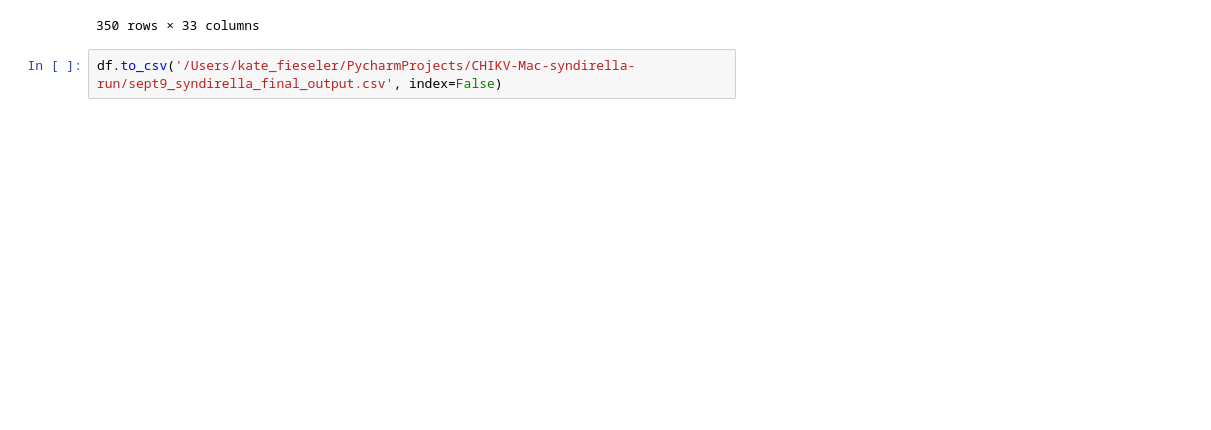
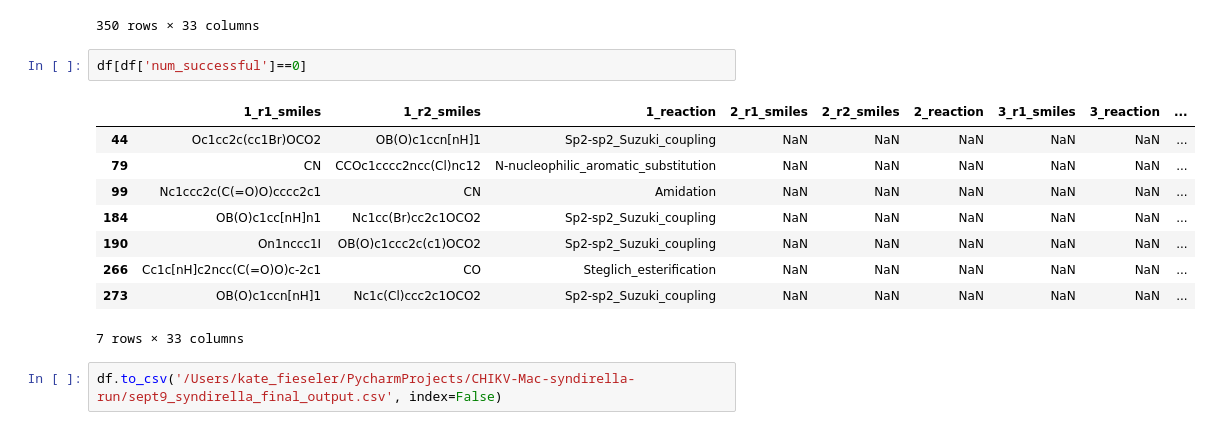
Before and after one commit to kate-fie/CHIKV-Mac-syndirella-run, a Jupyter notebook: nbs/sept9_final_output.ipynb, the cells around one changed output. Saved outputs shown, nothing was run; the diff lists cells and outputs as text; blank space fills up the shorter version.

```diff
--- a/nbs/sept9_final_output.ipynb
+++ b/nbs/sept9_final_output.ipynb
@@ -351,5 +355,17 @@ df
 | 350 | NaN | NaN | NaN | NaN | NaN | NaN | NaN | NaN | ... |
 | 351 | NaN | NaN | NaN | NaN | NaN | NaN | NaN | NaN | ... |
 350 rows × 33 columns
+# %%
+df[df['num_successful']==0]
+# %% [output]
+|  | 1_r1_smiles | 1_r2_smiles | 1_reaction | 2_r1_smiles | 2_r2_smiles | 2_reaction | 3_r1_smiles | 3_reaction | ... |
+| 44 | Oc1cc2c(cc1Br)OCO2 | OB(O)c1ccn[nH]1 | Sp2-sp2_Suzuki_coupling | NaN | NaN | NaN | NaN | NaN | ... |
+| 79 | CN | CCOc1cccc2ncc(Cl)nc12 | N-nucleophilic_aromatic_substitution | NaN | NaN | NaN | NaN | NaN | ... |
+| 99 | Nc1ccc2c(C(=O)O)cccc2c1 | CN | Amidation | NaN | NaN | NaN | NaN | NaN | ... |
+| 184 | OB(O)c1cc[nH]n1 | Nc1cc(Br)cc2c1OCO2 | Sp2-sp2_Suzuki_coupling | NaN | NaN | NaN | NaN | NaN | ... |
+| 190 | On1nccc1I | OB(O)c1ccc2c(c1)OCO2 | Sp2-sp2_Suzuki_coupling | NaN | NaN | NaN | NaN | NaN | ... |
+| 266 | Cc1c[nH]c2ncc(C(=O)O)c-2c1 | CO | Steglich_esterification | NaN | NaN | NaN | NaN | NaN | ... |
+| 273 | OB(O)c1ccn[nH]1 | Nc1c(Cl)ccc2c1OCO2 | Sp2-sp2_Suzuki_coupling | NaN | NaN | NaN | NaN | NaN | ... |
+7 rows × 33 columns
 # %%
 df.to_csv('/Users/kate_fieseler/PycharmProjects/CHIKV-Mac-syndirella-run/sept9_syndirella_final_output.csv', index=False)
```
Also changed, not shown: parts of 1 cell of this notebook, 13 other files.
